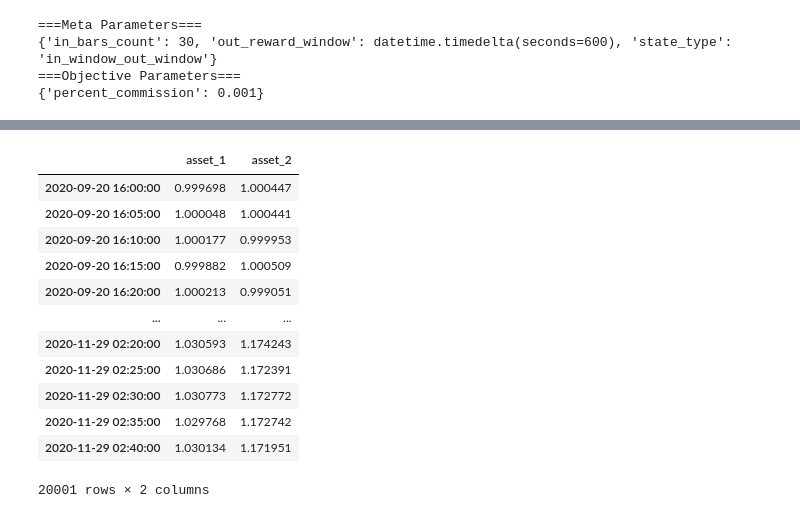
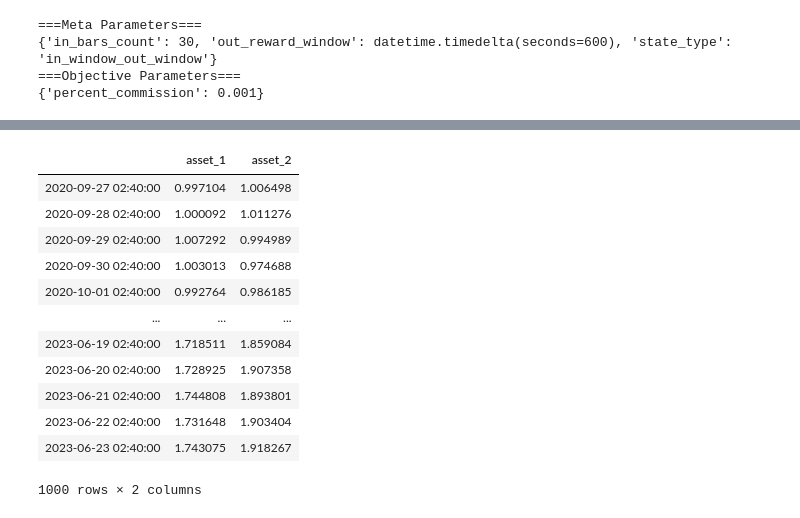
Before and after one commit to jose-alatorre-harvard/capstone, a Jupyter notebook: data_handler_test.ipynb, the cells around one changed output, grey strips where cells are left out. Drawn from its saved outputs; the diff is of its cells as text; code cells hidden in the pictures.

Commit message:
Updated data_handler / notebook with new Environment feature call reference

```diff
--- a/data_handler_test.ipynb
+++ b/data_handler_test.ipynb
@@ -32,17 +27,18 @@ env_2.assets_prices.plot(figsize=(15,5),title="Simulated Data"),
 # %%
-test_data=env_2.assets_prices.copy()
+test_data=env_2.features[['asset_1_close_price','asset_2_close_price']].copy()
+test_data.columns = ['asset_1', 'asset_2']
 test_data
 # %% [output]
 |  | asset_1 | asset_2 |
-| 2020-09-20 16:00:00 | 0.999698 | 1.000447 |
-| 2020-09-20 16:05:00 | 1.000048 | 1.000441 |
-| 2020-09-20 16:10:00 | 1.000177 | 0.999953 |
-| 2020-09-20 16:15:00 | 0.999882 | 1.000509 |
-| 2020-09-20 16:20:00 | 1.000213 | 0.999051 |
+| 2020-09-27 02:40:00 | 0.997104 | 1.006498 |
+| 2020-09-28 02:40:00 | 1.000092 | 1.011276 |
+| 2020-09-29 02:40:00 | 1.007292 | 0.994989 |
+| 2020-09-30 02:40:00 | 1.003013 | 0.974688 |
+| 2020-10-01 02:40:00 | 0.992764 | 0.986185 |
 | ... | ... | ... |
-| 2020-11-29 02:20:00 | 1.030593 | 1.174243 |
-| 2020-11-29 02:25:00 | 1.030686 | 1.172391 |
-| 2020-11-29 02:30:00 | 1.030773 | 1.172772 |
-| 2020-11-29 02:35:00 | 1.029768 | 1.172742 |
-| 2020-11-29 02:40:00 | 1.030134 | 1.171951 |
+| 2023-06-19 02:40:00 | 1.718511 | 1.859084 |
+| 2023-06-20 02:40:00 | 1.728925 | 1.907358 |
+| 2023-06-21 02:40:00 | 1.744808 | 1.893801 |
+| 2023-06-22 02:40:00 | 1.731648 | 1.903404 |
+| 2023-06-23 02:40:00 | 1.743075 | 1.918267 |
-20001 rows × 2 columns
+1000 rows × 2 columns
```
Also changed, not shown: parts of 4 cells of this notebook, 3 other files.
